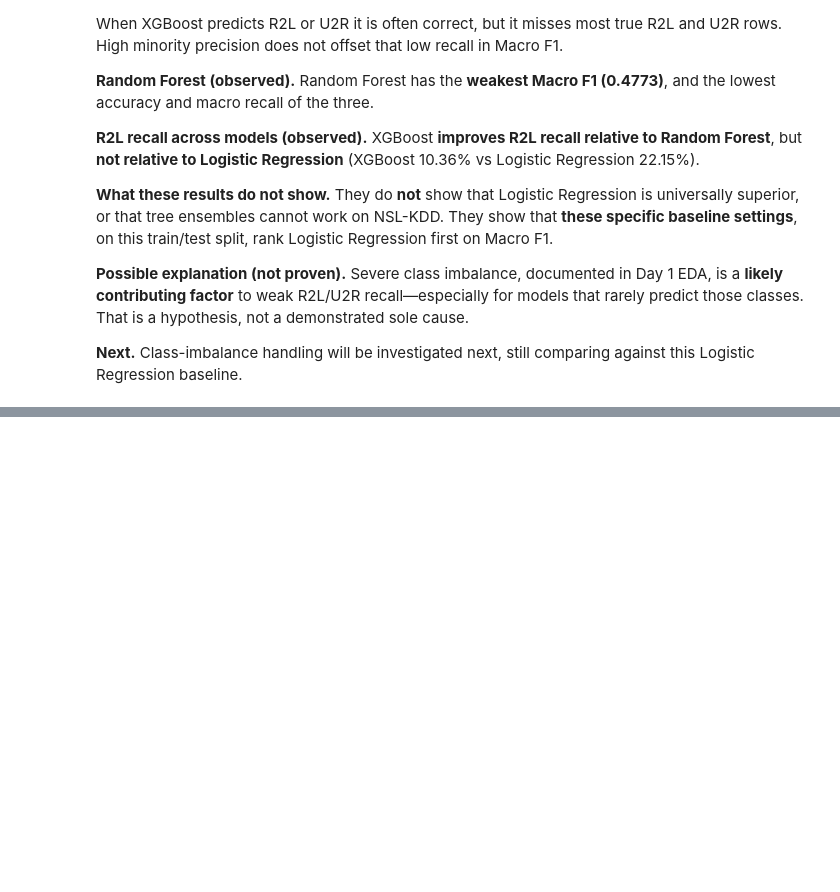
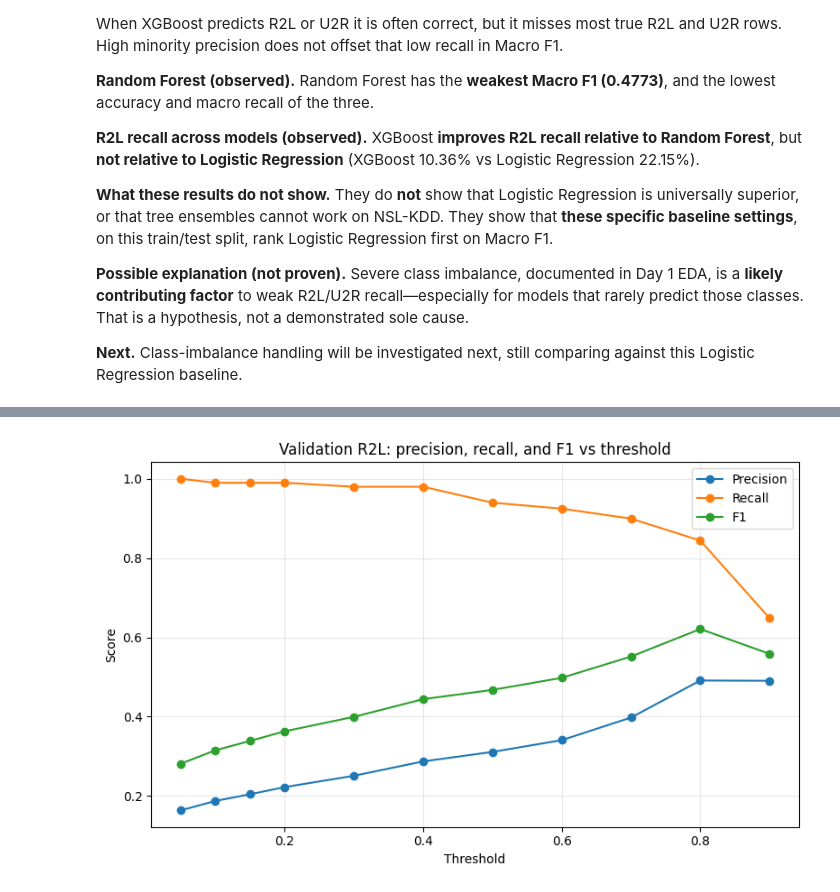
Before and after one commit to nitya098/network-traffic-anomaly-detection, a Jupyter notebook: notebooks/02_baseline_model.ipynb, the cells around one changed output, grey strips where cells are left out. Cells and saved outputs as stored; diff of their text form; code cells hidden in the pictures; blank space fills up the shorter version.

```diff
--- a/notebooks/02_baseline_model.ipynb
+++ b/notebooks/02_baseline_model.ipynb
@@ -1071,0 +2009,84 @@ When XGBoost predicts R2L or U2R it is often correct, but it misses most true R2
+# %%
+validation_proba = lr_validation_pipeline.predict_proba(X_validation)
+
+print("Validation probability shape:", validation_proba.shape)
+print("Class order (lr_validation_pipeline.classes_):", list(lr_validation_pipeline.classes_))
+
+val_r2l_col = list(lr_validation_pipeline.classes_).index("R2L")
+print("R2L probability column index:", val_r2l_col)
+
+val_r2l_scores = validation_proba[:, val_r2l_col]
+y_validation_r2l = (y_validation == "R2L").astype(int)
+
+print("Validation R2L positives:", int(y_validation_r2l.sum()))
+print("Validation non-R2L:", int((1 - y_validation_r2l).sum()))
+
+val_thresholds = [0.05, 0.10, 0.15, 0.20, 0.30, 0.40, 0.50, 0.60, 0.70, 0.80, 0.90]
+val_threshold_rows = []
+
+for t in val_thresholds:
+    called_r2l = val_r2l_scores >= t
+    tp = int(((called_r2l == 1) & (y_validation_r2l == 1)).sum())
+    fp = int(((called_r2l == 1) & (y_validation_r2l == 0)).sum())
+    fn = int(((called_r2l == 0) & (y_validation_r2l == 1)).sum())
+    precision_t = tp / (tp + fp) if (tp + fp) else 0.0
+    recall_t = tp / (tp + fn) if (tp + fn) else 0.0
+    f1_t = (
+        (2 * precision_t * recall_t / (precision_t + recall_t))
+        if (precision_t + recall_t)
+        else 0.0
+    )
+    val_threshold_rows.append(
+        {
+            "threshold": t,
+            "precision": precision_t,
+            "recall": recall_t,
+            "F1": f1_t,
+            "true positives": tp,
+            "false positives": fp,
+            "false negatives": fn,
+        }
+    )
+
+val_r2l_threshold_df = pd.DataFrame(val_threshold_rows).sort_values("threshold")
+print("R2L one-vs-rest thresholds on VALIDATION only:")
+display(val_r2l_threshold_df)
+
+plt.figure(figsize=(8, 5))
+plt.plot(val_r2l_threshold_df["threshold"], val_r2l_threshold_df["precision"], marker="o", label="Precision")
+plt.plot(val_r2l_threshold_df["threshold"], val_r2l_threshold_df["recall"], marker="o", label="Recall")
+plt.plot(val_r2l_threshold_df["threshold"], val_r2l_threshold_df["F1"], marker="o", label="F1")
+plt.xlabel("Threshold")
+plt.ylabel("Score")
+plt.title("Validation R2L: precision, recall, and F1 vs threshold")
+plt.legend()
+plt.grid(True, alpha=0.3)
+plt.tight_layout()
+plt.show()
+
+best_f1_row = val_r2l_threshold_df.loc[val_r2l_threshold_df["F1"].idxmax()]
+recall_80_row = val_r2l_threshold_df.iloc[
+    (val_r2l_threshold_df["recall"] - 0.80).abs().argmin()
+]
+
+print("Highest validation R2L F1 among the listed thresholds:")
+print(f"  threshold: {best_f1_row['threshold']:.2f}")
+print(f"  precision: {best_f1_row['precision']:.4f}")
+print(f"  recall:    {best_f1_row['recall']:.4f}")
+print(f"  F1:        {best_f1_row['F1']:.4f}")
+print()
+print("Listed threshold closest to 80% R2L recall:")
+print(f"  threshold: {recall_80_row['threshold']:.2f}")
+print(f"  precision: {recall_80_row['precision']:.4f}")
+print(f"  recall:    {recall_80_row['recall']:.4f}")
+print(f"  F1:        {recall_80_row['F1']:.4f}")
+if abs(recall_80_row["recall"] - 0.80) > 0.05:
+    print("  Note: no listed threshold is within 0.05 of 0.80 recall; this is the closest.")
+
+print()
+print("Precision/recall tradeoff (validation):")
+print("Lower thresholds typically raise R2L recall and false positives, which lowers precision.")
+print("Higher thresholds typically raise precision and miss more actual R2L (lower recall).")
+print("The best-F1 threshold above is a validation operating point only.")
+print("Default five-class predict() was not changed. KDDTest+ was not used.")
+# %% [output]
@@ -1071,0 +2111 @@ When XGBoost predicts R2L or U2R it is often correct, but it misses most true R2
+[figure, added]
```
Also changed, not shown: parts of 32 cells of this notebook.
